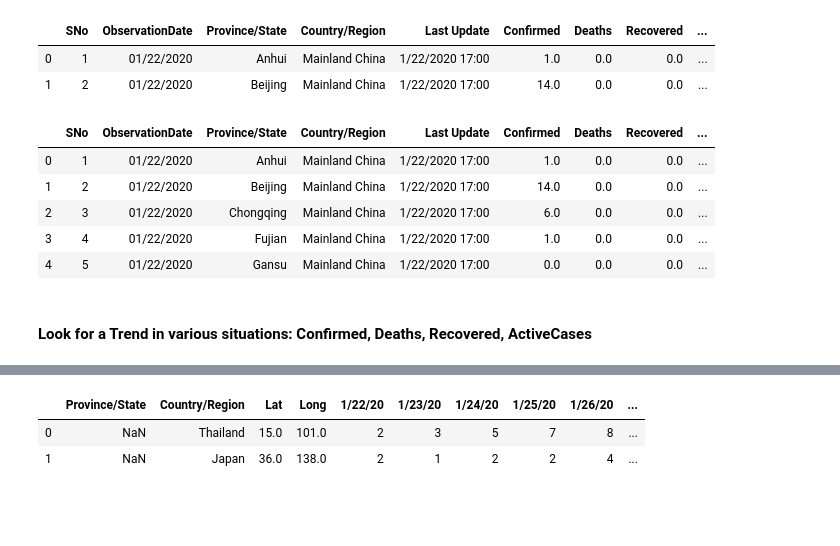
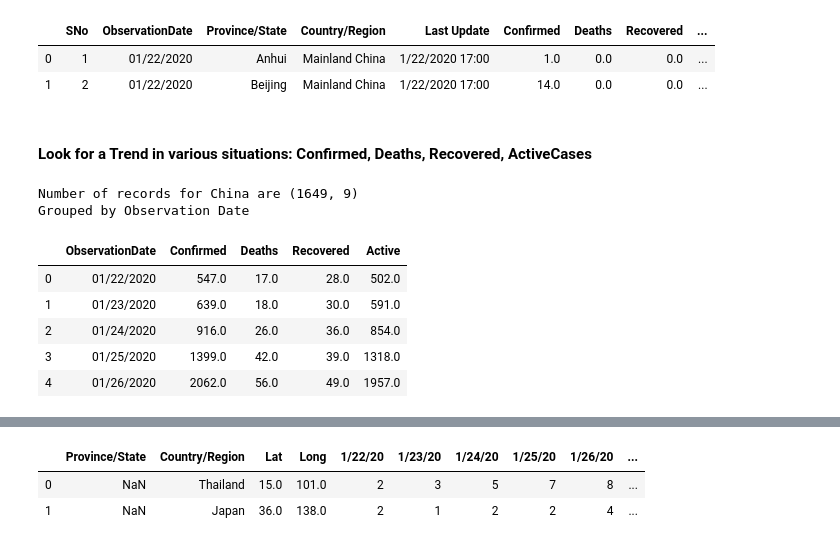
Before and after one commit to ThoaShook/Coronavirus-Analysis, a Jupyter notebook: Coronavirus_Analysis.ipynb, the cells around one changed output, grey strips where cells are left out. Drawn from its saved outputs; the diff is of its cells as text; code cells hidden in the pictures; blank space fills up the shorter version.

```diff
--- a/Coronavirus_Analysis.ipynb
+++ b/Coronavirus_Analysis.ipynb
@@ -144,15 +144,22 @@ df2.head(2)
 |  | SNo | ObservationDate | Province/State | Country/Region | Last Update | Confirmed | Deaths | Recovered | ... |
 | 0 | 1 | 01/22/2020 | Anhui | Mainland China | 1/22/2020 17:00 | 1.0 | 0.0 | 0.0 | ... |
 | 1 | 2 | 01/22/2020 | Beijing | Mainland China | 1/22/2020 17:00 | 14.0 | 0.0 | 0.0 | ... |
-# %%
-df2.dropna().head()
-# %% [output]
-|  | SNo | ObservationDate | Province/State | Country/Region | Last Update | Confirmed | Deaths | Recovered | ... |
-| 0 | 1 | 01/22/2020 | Anhui | Mainland China | 1/22/2020 17:00 | 1.0 | 0.0 | 0.0 | ... |
-| 1 | 2 | 01/22/2020 | Beijing | Mainland China | 1/22/2020 17:00 | 14.0 | 0.0 | 0.0 | ... |
-| 2 | 3 | 01/22/2020 | Chongqing | Mainland China | 1/22/2020 17:00 | 6.0 | 0.0 | 0.0 | ... |
-| 3 | 4 | 01/22/2020 | Fujian | Mainland China | 1/22/2020 17:00 | 1.0 | 0.0 | 0.0 | ... |
-| 4 | 5 | 01/22/2020 | Gansu | Mainland China | 1/22/2020 17:00 | 0.0 | 0.0 | 0.0 | ... |
 # %% [markdown]
 #### Look for a Trend in various situations: Confirmed, Deaths, Recovered, ActiveCases
+# %%
+df_china = df2[df2['Country/Region'] == 'Mainland China']
+print(f"Number of records for China are {df_china.shape}")
+df_china = df_china.groupby(['ObservationDate']).sum().reset_index()
+print(f"Grouped by Observation Date")
+df_china.drop(columns = 'SNo', inplace =True)
+df_china.head()
+# %% [output]
+Number of records for China are (1649, 9)
+Grouped by Observation Date
+|  | ObservationDate | Confirmed | Deaths | Recovered | Active |
+| 0 | 01/22/2020 | 547.0 | 17.0 | 28.0 | 502.0 |
+| 1 | 01/23/2020 | 639.0 | 18.0 | 30.0 | 591.0 |
+| 2 | 01/24/2020 | 916.0 | 26.0 | 36.0 | 854.0 |
+| 3 | 01/25/2020 | 1399.0 | 42.0 | 39.0 | 1318.0 |
+| 4 | 01/26/2020 | 2062.0 | 56.0 | 49.0 | 1957.0 |
 # %%
```
Also changed, not shown: parts of 9 cells of this notebook.
